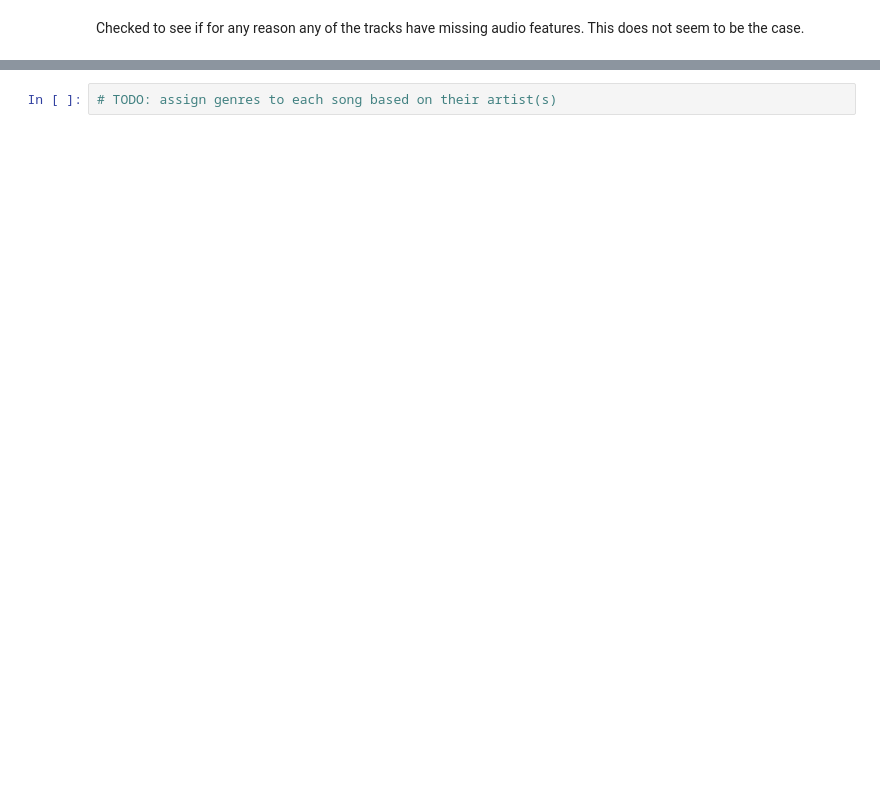
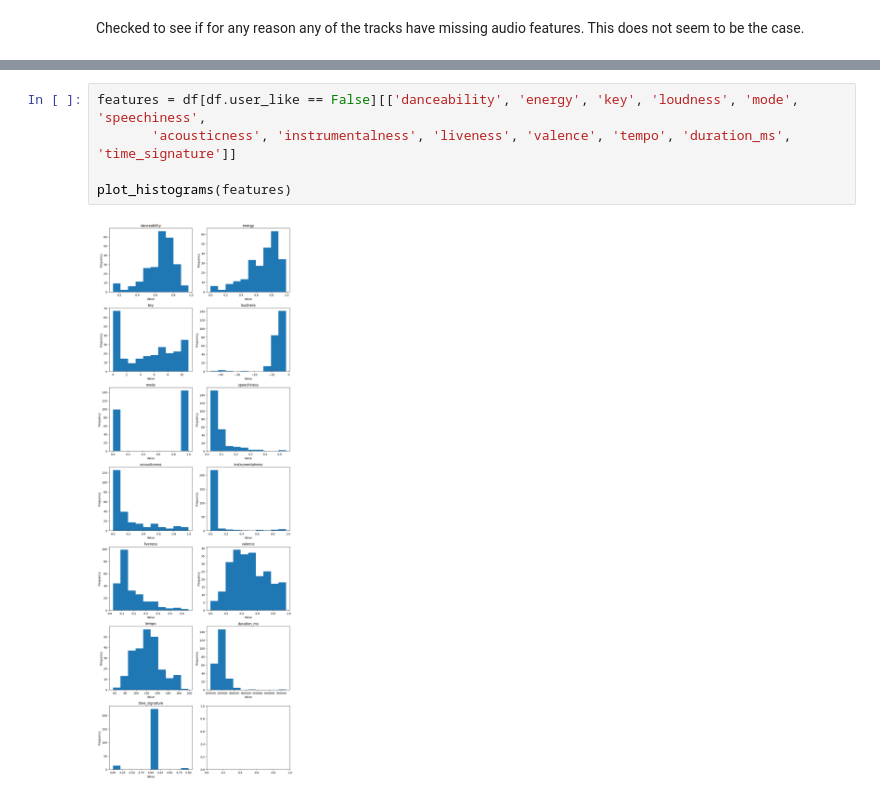
Before and after one commit to andychannery/Spotify, a Jupyter notebook: ml_models/exploratory_analysis.ipynb, the cells around one changed output, grey strips where cells are left out. Cells and saved outputs as stored; diff of their text form; blank space fills up the shorter version.

```diff
--- a/ml_models/exploratory_analysis.ipynb
+++ b/ml_models/exploratory_analysis.ipynb
@@ -130,2 +120,7 @@ Index(['artist_id', 'genres', 'name', 'popularity', 'is_missing_genre'], dtype='
-# %%
-# TODO: assign genres to each song based on their artist(s)
+# %%
+features = df[df.user_like == False][['danceability', 'energy', 'key', 'loudness', 'mode', 'speechiness',
+       'acousticness', 'instrumentalness', 'liveness', 'valence', 'tempo', 'duration_ms', 'time_signature']]
+
+plot_histograms(features)
+# %% [output]
+[figure, added]
```
Also changed, not shown: parts of 21 cells of this notebook, 2 other files.
